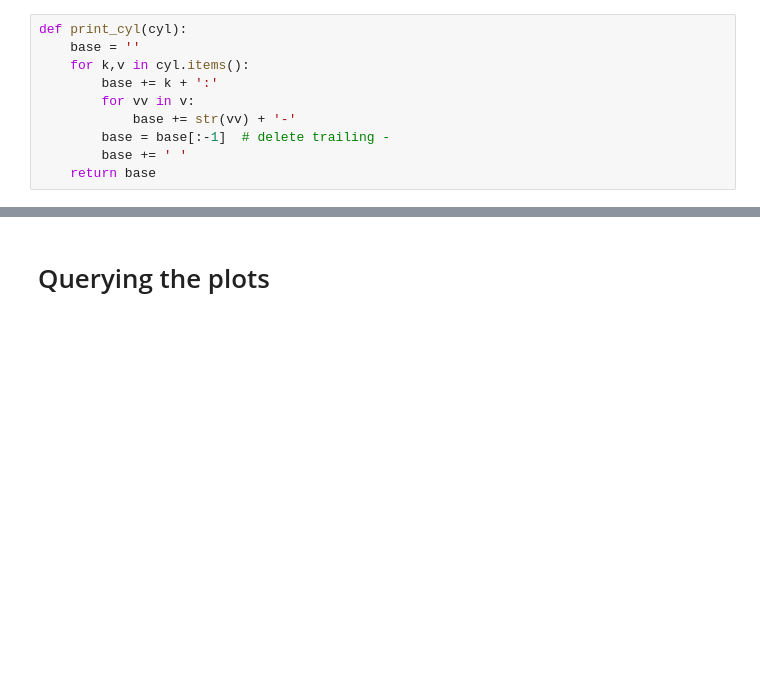
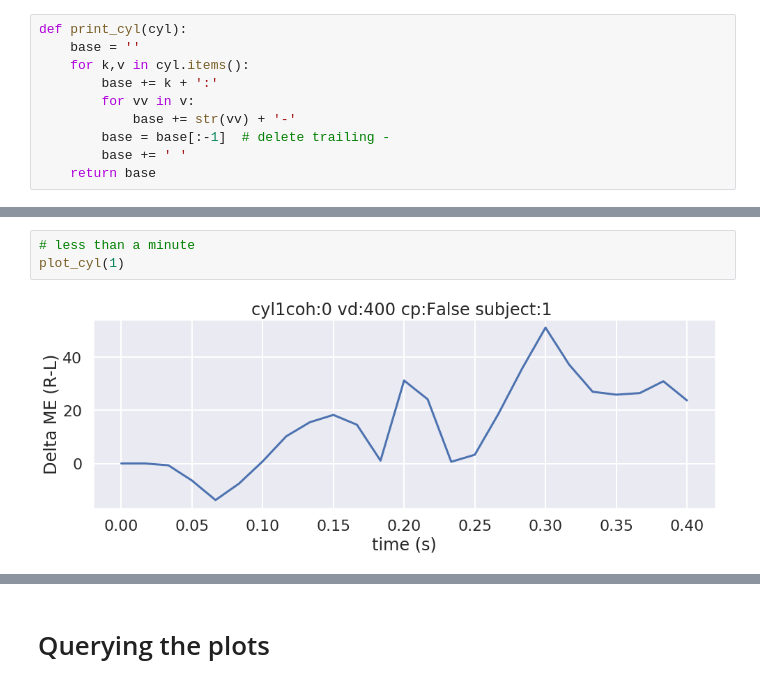
Before and after one commit to aernesto/motion_energy_Adrian, a Jupyter notebook: Python/notebooks/ME_pilot_summer_2019_II.ipynb, the cells around one changed output, grey strips where cells are left out. Drawn from its saved outputs; the diff is of its cells as text; blank space fills up the shorter version.

```diff
--- a/Python/notebooks/ME_pilot_summer_2019_II.ipynb
+++ b/Python/notebooks/ME_pilot_summer_2019_II.ipynb
@@ -143,0 +171,5 @@ Text(0.5, 1.0, 'coh:0 vd:400 cp:False ')
+# %%
+# less than a minute
+plot_cyl(1)
+# %% [output]
+[figure, added]
```
Also changed, not shown: parts of 16 cells of this notebook.
